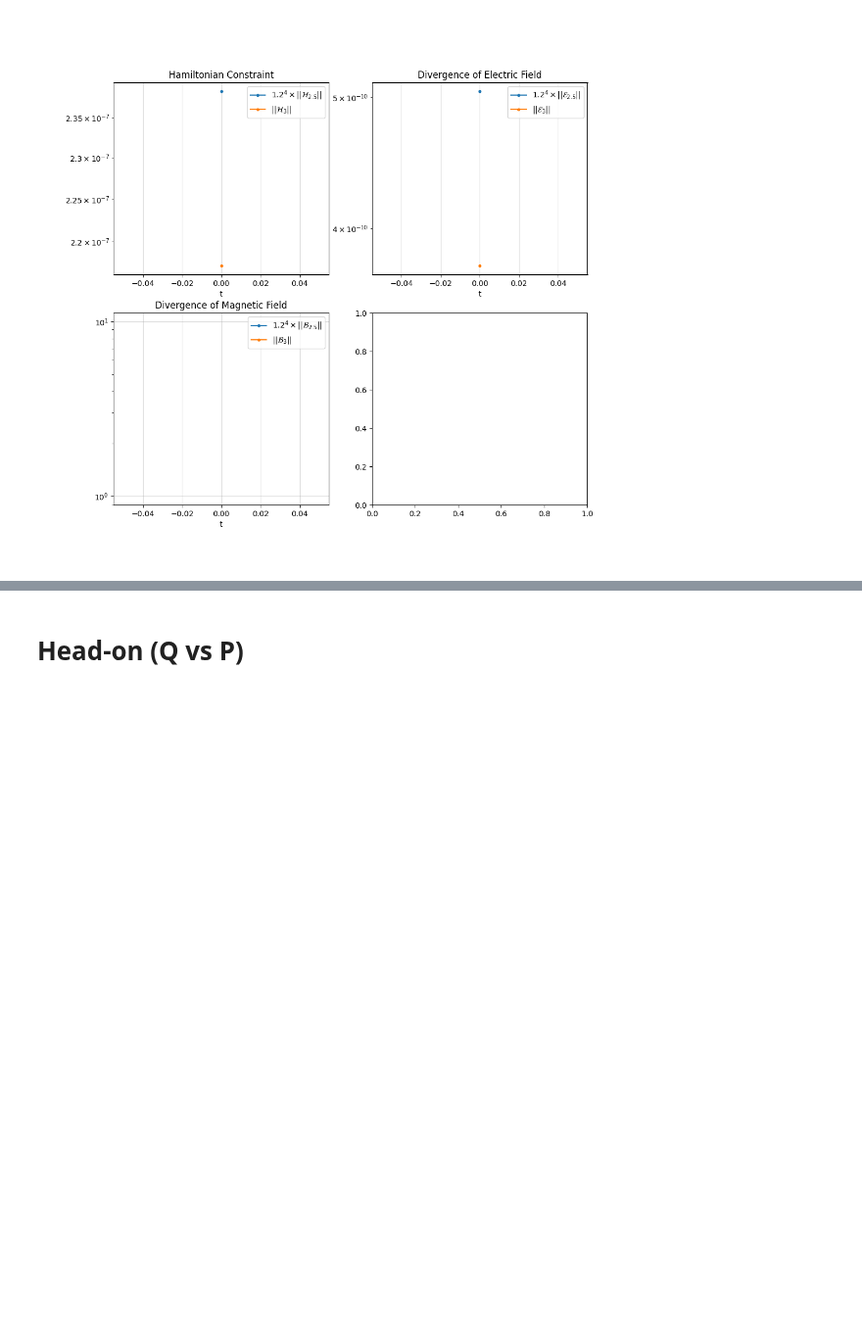
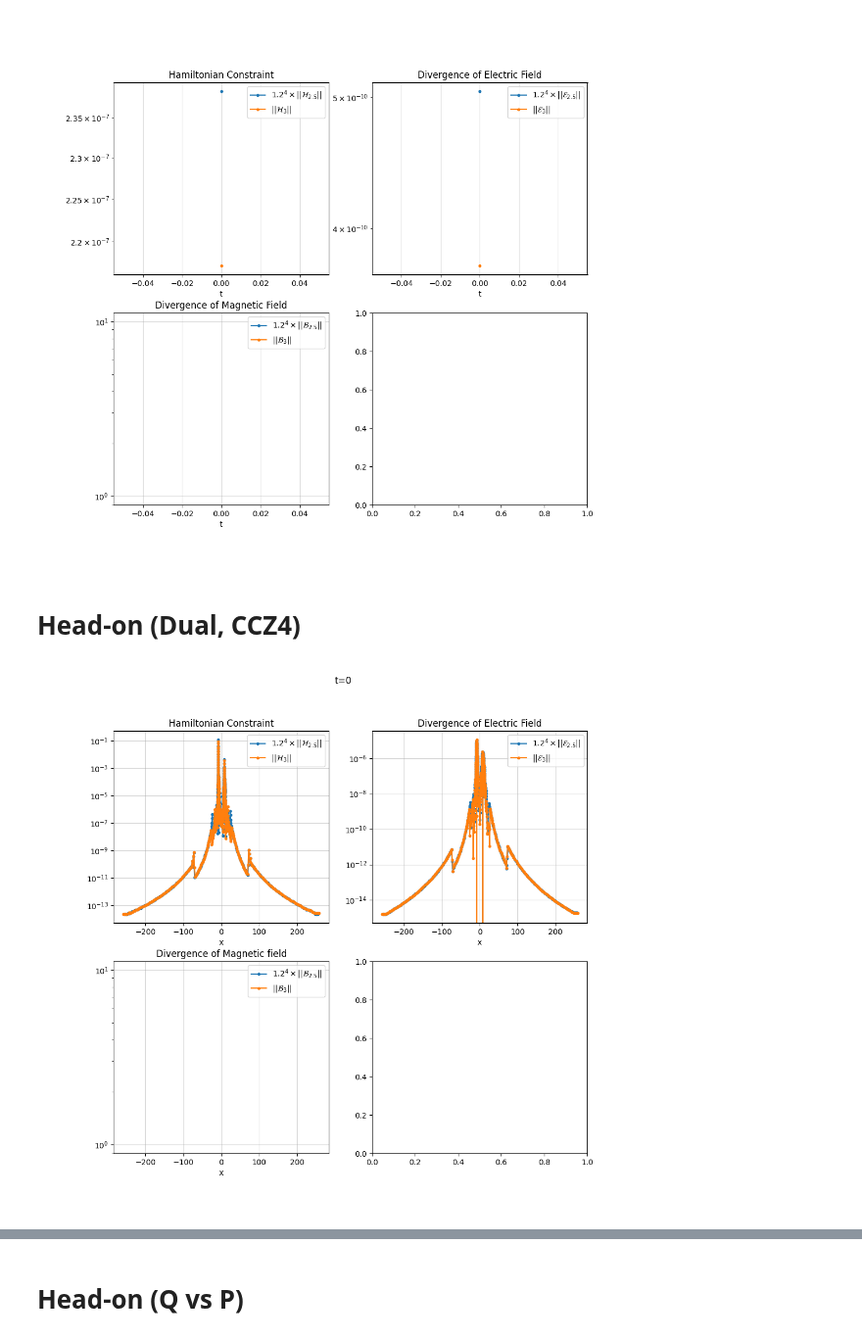
Before and after one commit to jpmvferreira/dyonic-collision-private, a Jupyter notebook: analyze/convergence.ipynb, the cells around one changed output, grey strips where cells are left out. Shown at 98% size. Saved outputs shown, nothing was run; the diff lists cells and outputs as text; code cells hidden in the pictures; blank space fills up the shorter version.

```diff
--- a/analyze/convergence.ipynb
+++ b/analyze/convergence.ipynb
@@ -160,3 +160,70 @@ ax[1,0].set_title("Divergence of Magnetic Field")
 ax[1,0].legend();
 # %% [output]
 [figure]
+# %% [markdown]
+# Head-on (Dual, CCZ4)
+# %%
+sd           = SimDir("../simulations/Headon_CCZ4_M=1,0.5-T=0.1,0.05-alpha=0,0-x0=8.001_h=2.5")
+ts           = sd.timeseries
+gf           = sd.gf
+hc_norm      = ts.norm2["H"]
+Ec_norm      = ts.norm2["Ec"]
+Bc_norm      = ts.norm2["Bc"]
+
+sd_res2      = SimDir("../simulations/Headon_CCZ4_M=1,0.5-T=0.1,0.05-alpha=0,0-x0=8.001_h=3")
+ts_res2      = sd_res2.timeseries
+gf_res2      = sd_res2.gf
+hc_norm_res2 = ts_res2.norm2["H"]
+Ec_norm_res2 = ts_res2.norm2["Ec"]
+Bc_norm_res2 = ts_res2.norm2["Bc"]
+# %%
+t    = 0  # pick time step here
+axis = "x"
+
+fig, ax = plt.subplots(2, 2, figsize=(11.15,10))
+
+fig.suptitle(f"t={t}")
+
+
+coor_1, data_1 = GetMesh(sd,      "H", axis)
+coor_2, data_2 = GetMesh(sd_res2, "H", axis)
+
+ax[0,0].plot(coor_1[f"t={t}"], 1.2**4*abs(data_1[f"t={t}"]), marker=".", label=r"$1.2^4 \times ||\mathcal{H}_{2.5}||$")
+ax[0,0].plot(coor_2[f"t={t}"],        abs(data_2[f"t={t}"]), marker=".", label=r"$             ||\mathcal{H}_{3}  ||$")
+
+ax[0,0].grid(alpha=0.5)
+#ax[0,0].set_xlim(left=0)
+ax[0,0].set_xlabel(axis)
+ax[0,0].set_yscale("log")
+ax[0,0].set_title("Hamiltonian Constraint")
+ax[0,0].legend()
+
+
+coor_1, data_1 = GetMesh(sd,      "Ec", axis)
+coor_2, data_2 = GetMesh(sd_res2, "Ec", axis)
+
+ax[0,1].plot(coor_1[f"t={t}"], 1.2**4*abs(data_1[f"t={t}"]), marker=".", label=r"$1.2^4 \times ||\mathcal{E}_{2.5}||$")
+ax[0,1].plot(coor_2[f"t={t}"],        abs(data_2[f"t={t}"]), marker=".", label=r"$             ||\mathcal{E}_{3}  ||$")
+
+ax[0,1].grid(alpha=0.5)
+#ax[0,1].set_xlim(left=0)
+ax[0,1].set_xlabel(axis)
+ax[0,1].set_yscale("log")
+ax[0,1].set_title("Divergence of Electric Field")
+ax[0,1].legend()
+
+
+coor_1, data_1 = GetMesh(sd,      "Bc", axis)
+coor_2, data_2 = GetMesh(sd_res2, "Bc", axis)
+
+ax[1,0].plot(coor_1[f"t={t}"], 1.2**4*abs(data_1[f"t={t}"]), marker=".", label=r"$1.2^4 \times ||\mathcal{B}_{2.5}||$")
+ax[1,0].plot(coor_2[f"t={t}"],        abs(data_2[f"t={t}"]), marker=".", label=r"$             ||\mathcal{B}_{3}  ||$")
+
+ax[1,0].grid(alpha=0.5)
+#ax[1,0].set_xlim(left=0)
+ax[1,0].set_xlabel(axis)
+ax[1,0].set_yscale("log")
+ax[1,0].set_title("Divergence of Magnetic field")
+ax[1,0].legend();
+# %% [output]
+[figure, added]
```
Also changed, not shown: parts of 8 cells of this notebook, 21 other files.
